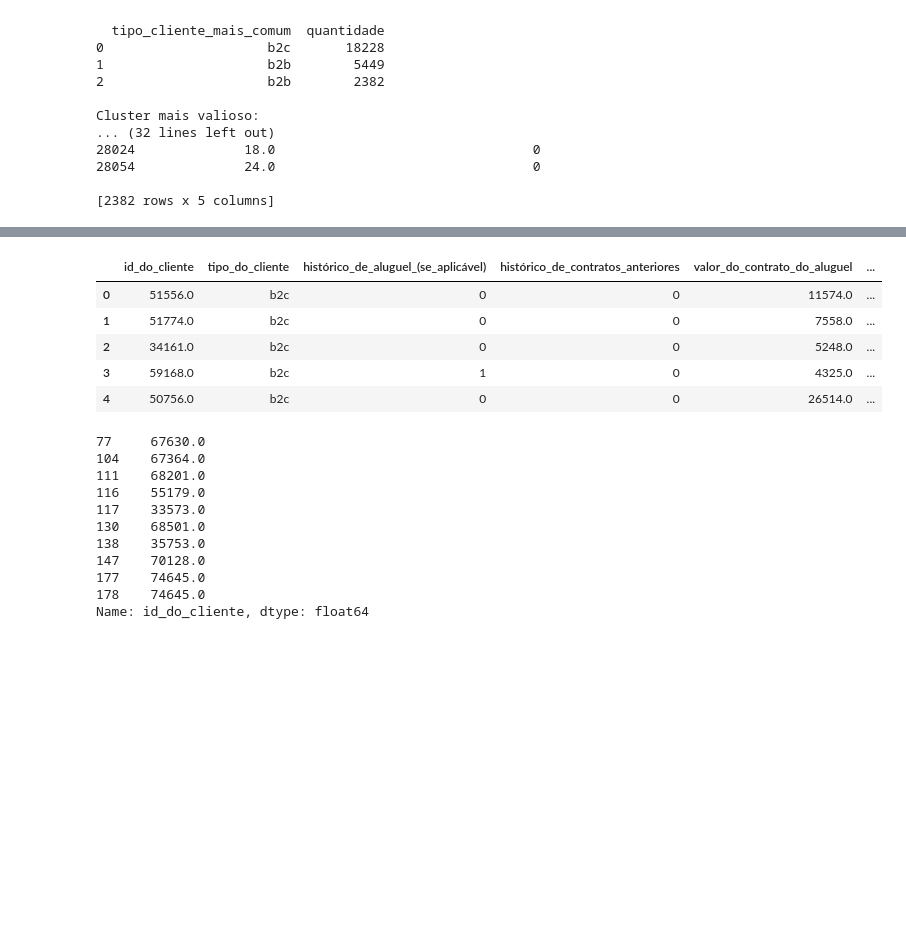
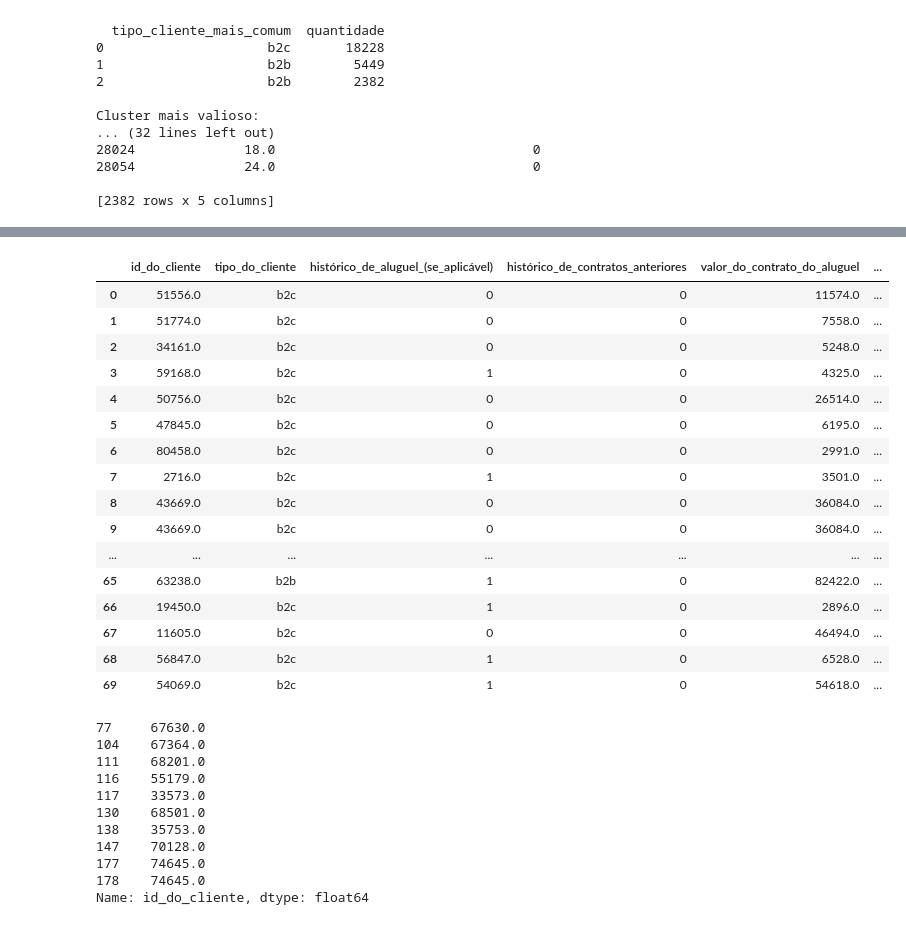
Before and after one commit to Henrique-Albuquerque2/PS-IJR-Grupo10, a Jupyter notebook: ClienteValiosoMerge.ipynb, the cells around one changed output, grey strips where cells are left out. Drawn from its saved outputs; the diff is of its cells as text; code cells hidden in the pictures; blank space fills up the shorter version.

Commit message:
finalização do meu merge

```diff
--- a/ClienteValiosoMerge.ipynb
+++ b/ClienteValiosoMerge.ipynb
@@ -144,13 +163,24 @@ Cluster mais valioso:
 # %%
 
-display(merged_filtered.head())
+display(merged_filtered.head(50))
 # %% [output]
 |  | id_do_cliente | tipo_do_cliente | histórico_de_aluguel_(se_aplicável) | histórico_de_contratos_anteriores | valor_do_contrato_do_aluguel | ... |
 | 0 | 51556.0 | b2c | 0 | 0 | 11574.0 | ... |
 | 1 | 51774.0 | b2c | 0 | 0 | 7558.0 | ... |
 | 2 | 34161.0 | b2c | 0 | 0 | 5248.0 | ... |
 | 3 | 59168.0 | b2c | 1 | 0 | 4325.0 | ... |
 | 4 | 50756.0 | b2c | 0 | 0 | 26514.0 | ... |
+| 5 | 47845.0 | b2c | 0 | 0 | 6195.0 | ... |
+| 6 | 80458.0 | b2c | 0 | 0 | 2991.0 | ... |
+| 7 | 2716.0 | b2c | 1 | 0 | 3501.0 | ... |
+| 8 | 43669.0 | b2c | 0 | 0 | 36084.0 | ... |
+| 9 | 43669.0 | b2c | 0 | 0 | 36084.0 | ... |
+| ... | ... | ... | ... | ... | ... | ... |
+| 65 | 63238.0 | b2b | 1 | 0 | 82422.0 | ... |
+| 66 | 19450.0 | b2c | 1 | 0 | 2896.0 | ... |
+| 67 | 11605.0 | b2c | 0 | 0 | 46494.0 | ... |
+| 68 | 56847.0 | b2c | 1 | 0 | 6528.0 | ... |
+| 69 | 54069.0 | b2c | 1 | 0 | 54618.0 | ... |
 # %%
 print(clientes_valiosos['id_do_cliente'].head(10))
 # %% [output]
```
Also changed, not shown: parts of 3 cells of this notebook.
